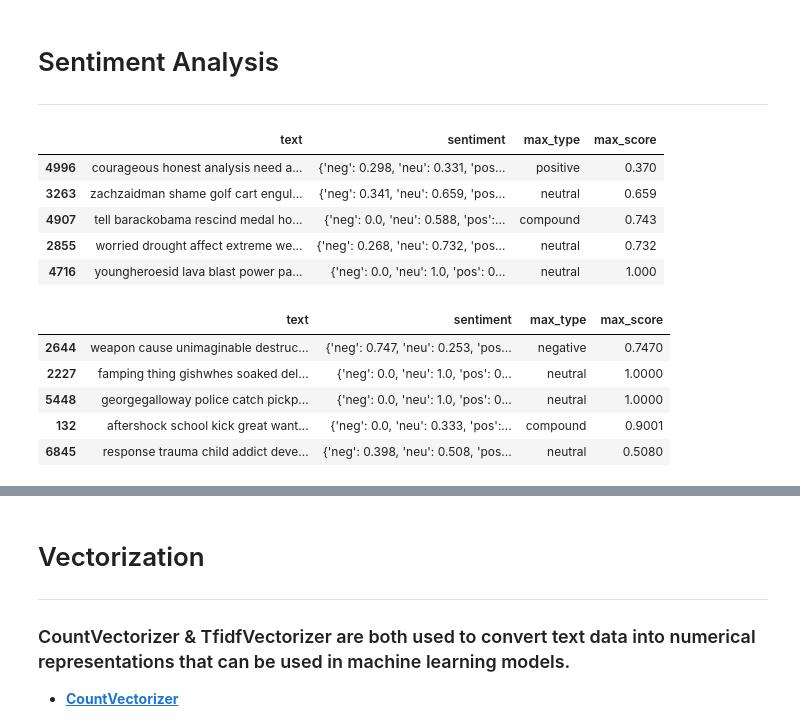
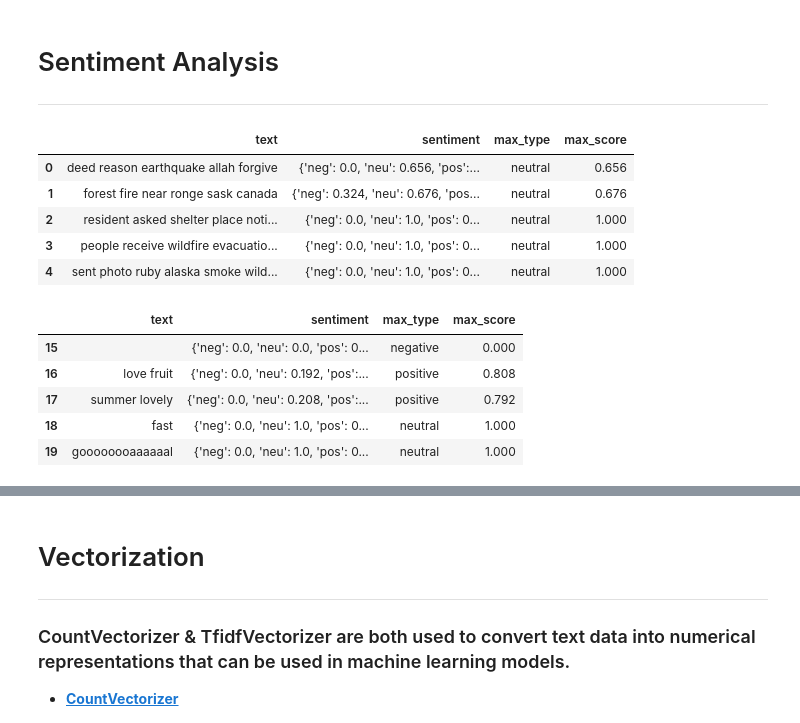
Before and after one commit to b3ccaMR/NLP-Disaster-Tweets, a Jupyter notebook: nlp-tweets.ipynb, the cells around one changed output, grey strips where cells are left out. Cells and saved outputs as stored; diff of their text form; code cells hidden in the pictures.

Commit message:
Updating Sentiment analysis

```diff
--- a/nlp-tweets.ipynb
+++ b/nlp-tweets.ipynb
@@ -195,40 +196,42 @@ Name: text, dtype: object
 # Sentiment Analysis
 ---
 # %%
-# Sentiment analysis of x_train
-sentiment_df_train = x_train_clean.to_frame()
+# Sentiment analysis real tweets
+sentiment_real = pd.DataFrame()
+sentiment_real['text'] = real['text'].apply(clean_data)
 
 sia = SentimentIntensityAnalyzer()
 
-sentiment_df_train['sentiment'] = sentiment_df_train['text'].apply(lambda x: sia.polarity_scores(x))
-sentiment_df_train['max_type'] = sentiment_df_train['sentiment'].apply(lambda x: max(x, key=x.get))
+sentiment_real['sentiment'] = sentiment_real['text'].apply(lambda x: sia.polarity_scores(x))
+sentiment_real['max_type'] = sentiment_real['sentiment'].apply(lambda x: max(x, key=x.get))
 sent_dict = {'neg': 'negative', 'pos': 'positive', 'neu': 'neutral'}
-sentiment_df_train['max_type'] = sentiment_df_train['max_type'].replace(sent_dict)
-sentiment_df_train['max_score'] = sentiment_df_train['sentiment'].apply(lambda x: x[max(x, key=x.get)])
-sentiment_df_train.head()
+sentiment_real['max_type'] = sentiment_real['max_type'].replace(sent_dict)
+sentiment_real['max_score'] = sentiment_real['sentiment'].apply(lambda x: x[max(x, key=x.get)])
+sentiment_real.head()
 # %% [output]
 |  | text | sentiment | max_type | max_score |
-| 4996 | courageous honest analysis need a... | {'neg': 0.298, 'neu': 0.331, 'pos... | positive | 0.370 |
-| 3263 | zachzaidman shame golf cart engul... | {'neg': 0.341, 'neu': 0.659, 'pos... | neutral | 0.659 |
-| 4907 | tell barackobama rescind medal ho... | {'neg': 0.0, 'neu': 0.588, 'pos':... | compound | 0.743 |
-| 2855 | worried drought affect extreme we... | {'neg': 0.268, 'neu': 0.732, 'pos... | neutral | 0.732 |
-| 4716 | youngheroesid lava blast power pa... | {'neg': 0.0, 'neu': 1.0, 'pos': 0... | neutral | 1.000 |
+| 0 | deed reason earthquake allah forgive | {'neg': 0.0, 'neu': 0.656, 'pos':... | neutral | 0.656 |
+| 1 | forest fire near ronge sask canada | {'neg': 0.324, 'neu': 0.676, 'pos... | neutral | 0.676 |
+| 2 | resident asked shelter place noti... | {'neg': 0.0, 'neu': 1.0, 'pos': 0... | neutral | 1.000 |
+| 3 | people receive wildfire evacuatio... | {'neg': 0.0, 'neu': 1.0, 'pos': 0... | neutral | 1.000 |
+| 4 | sent photo ruby alaska smoke wild... | {'neg': 0.0, 'neu': 1.0, 'pos': 0... | neutral | 1.000 |
 # %%
-#sentiment analysis of x_val
-sentiment_df_val = x_val_clean.to_frame()
+# Sentiment analysis fake tweets
+sentiment_fake = pd.DataFrame()
+sentiment_fake['text'] = fake['text'].apply(clean_data)
 
 sia = SentimentIntensityAnalyzer()
 
-sentiment_df_val['sentiment'] = sentiment_df_val['text'].apply(lambda x: sia.polarity_scores(x))
-sentiment_df_val['max_type'] = sentiment_df_val['sentiment'].apply(lambda x: max(x, key=x.get))
-sent_dict = {'neg': 'negative', 'pos': 'positive', 'neu': 'neutral'}
-sentiment_df_val['max_type'] = sentiment_df_val['max_type'].replace(sent_dict)
-sentiment_df_val['max_score'] = sentiment_df_val['sentiment'].apply(lambda x: x[max(x, key=x.get)])
-sentiment_df_val.head()
+sentiment_fake['sentiment'] = sentiment_fake['text'].apply(lambda x: sia.polarity_scores(x))
+sentiment_fake['max_type'] = sentiment_fake['sentiment'].apply(lambda x: max(x, key=x.get))
+
+sentiment_fake['max_type'] = sentiment_fake['max_type'].replace(sent_dict)
+sentiment_fake['max_score'] = sentiment_fake['sentiment'].apply(lambda x: x[max(x, key=x.get)])
+sentiment_fake.head()
 # %% [output]
 |  | text | sentiment | max_type | max_score |
-| 2644 | weapon cause unimaginable destruc... | {'neg': 0.747, 'neu': 0.253, 'pos... | negative | 0.7470 |
-| 2227 | famping thing gishwhes soaked del... | {'neg': 0.0, 'neu': 1.0, 'pos': 0... | neutral | 1.0000 |
-| 5448 | georgegalloway police catch pickp... | {'neg': 0.0, 'neu': 1.0, 'pos': 0... | neutral | 1.0000 |
-| 132 | aftershock school kick great want... | {'neg': 0.0, 'neu': 0.333, 'pos':... | compound | 0.9001 |
-| 6845 | response trauma child addict deve... | {'neg': 0.398, 'neu': 0.508, 'pos... | neutral | 0.5080 |
+| 15 |  | {'neg': 0.0, 'neu': 0.0, 'pos': 0... | negative | 0.000 |
+| 16 | love fruit | {'neg': 0.0, 'neu': 0.192, 'pos':... | positive | 0.808 |
+| 17 | summer lovely | {'neg': 0.0, 'neu': 0.208, 'pos':... | positive | 0.792 |
+| 18 | fast | {'neg': 0.0, 'neu': 1.0, 'pos': 0... | neutral | 1.000 |
+| 19 | goooooooaaaaaal | {'neg': 0.0, 'neu': 1.0, 'pos': 0... | neutral | 1.000 |
```
Also changed, not shown: parts of 6 cells of this notebook.
